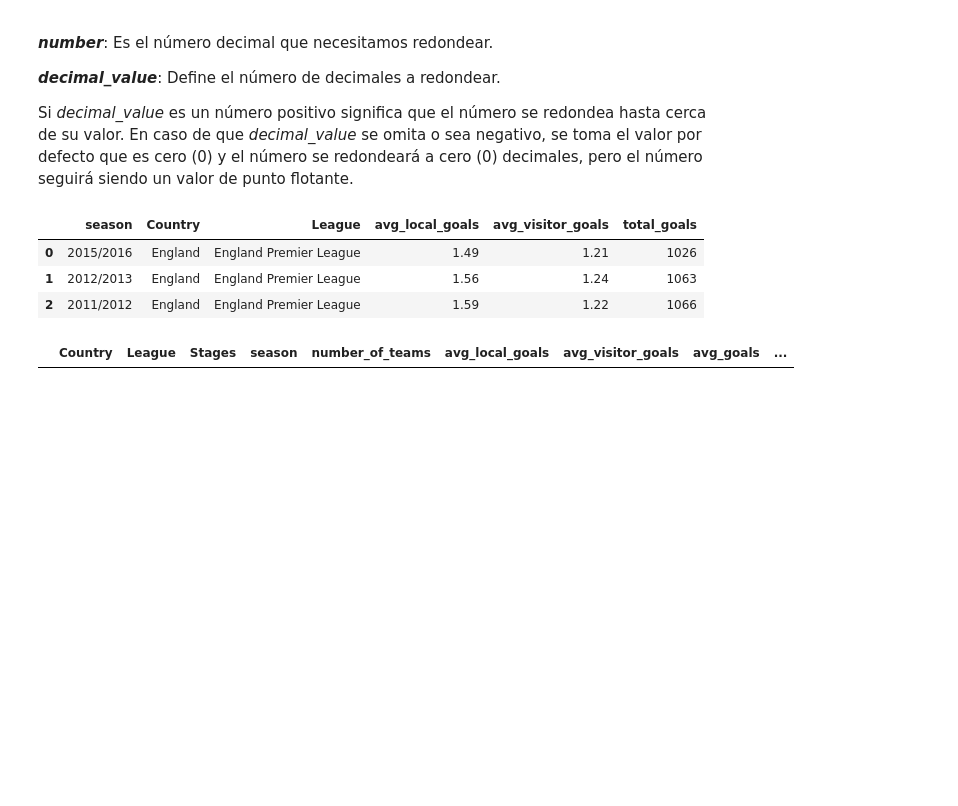
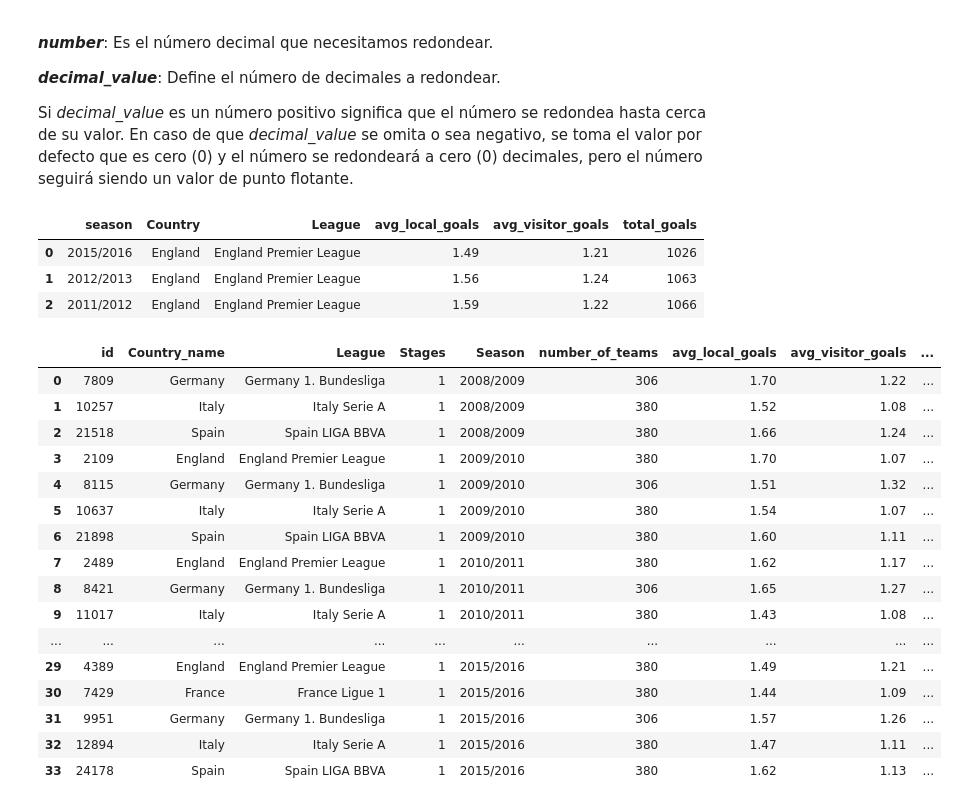
Before and after one commit to ErikaDivantoque/Talento_Tech, a Jupyter notebook: Modulo_2_SQL.ipynb, the cells around one changed output. Cells and saved outputs as stored; diff of their text form; code cells hidden in the pictures; blank space fills up the shorter version.

```diff
--- a/Modulo_2_SQL.ipynb
+++ b/Modulo_2_SQL.ipynb
@@ -1025,26 +1034,45 @@ goals_by_season
 | 1 | 2012/2013 | England | England Premier League | 1.56 | 1.24 | 1063 |
 | 2 | 2011/2012 | England | England Premier League | 1.59 | 1.22 | 1066 |
 # %%
-# 10.1.2  Nos basaremos en ejemplo "Lista detallada de juegos", pero eliminaremos la información del partido y fechas, para comparar las ligas por temporadas.¶
+# 10.1.2  Nos basaremos en ejemplo "Lista detallada de juegos", pero eliminaremos la información del partido y fechas, para comparar las ligas por temporadas
 
-query=""" SELECT C.name AS Country,
-                 L.name AS League,
-                 stage AS Stages,
-                 Season, Count(T.team_long_name) AS number_of_teams,
-                 ROUND(AVG(M.home_team_goal),2) AS avg_local_goals,
-                 ROUND(AVG(M.away_team_goal),2) AS avg_visitor_goals,
-                 ROUND(AVG(M.away_team_goal + M.home_team_goal),2) AS avg_goals,
-                 ROUND(AVG(M.away_team_goal - M.home_team_goal),2) AS avg_goal_dif,
-                 SUM(away_team_goal + home_team_goal) AS total_goals
-          FROM Match AS M
-          JOIN Country AS C ON C.id = M.country_id
-          JOIN League AS L ON L.id = M.league_id
-          JOIN Team AS T ON T.team_api_id = M.home_team_api_id
-          WHERE C.name IN ('Spain', 'Germany', 'France', 'Italy', 'England')
-          GROUP BY Season, League
-          HAVING avg_local_goals > 2.5 AND avg_visitor_goals > 2.5 ;"""
+query = """ SELECT M.id,
+                   C.name                                           AS Country_name,
+                   L.name                                           AS League,
+                   stage                                            AS Stages,
+                   season                                           AS Season,
+                   Count(T.team_long_name)                          AS number_of_teams,
+                    ROUND(AVG(M.home_team_goal),2)                  AS avg_local_goals,
+                  ROUND(AVG(M.away_team_goal),2)                    AS avg_visitor_goals,
+                  ROUND(AVG(M.away_team_goal + M.home_team_goal),2) AS avg_goals,
+                  ROUND(AVG((M.away_team_goal - M.home_team_goal)*-1),2) AS avg_goal_dif,
+                  SUM(away_team_goal + home_team_goal)              AS total_goals
+            FROM Match AS M
+            JOIN Country AS C ON M.country_id = C.id
+            JOIN League AS L ON L.id = M.league_id
+            JOIN Team AS T ON T.team_api_id = M.home_team_api_id
+            WHERE C.name IN ('Spain', 'Germany', 'France', 'Italy', 'England')
+            GROUP BY Season, League
+            HAVING avg_goals > 2.5 ;"""
+
 
 leages_by_season = pd.read_sql(query, conn)
 leages_by_season
 # %% [output]
-|  | Country | League | Stages | season | number_of_teams | avg_local_goals | avg_visitor_goals | avg_goals | ... |
+|  | id | Country_name | League | Stages | Season | number_of_teams | avg_local_goals | avg_visitor_goals | ... |
+| 0 | 7809 | Germany | Germany 1. Bundesliga | 1 | 2008/2009 | 306 | 1.70 | 1.22 | ... |
+| 1 | 10257 | Italy | Italy Serie A | 1 | 2008/2009 | 380 | 1.52 | 1.08 | ... |
+| 2 | 21518 | Spain | Spain LIGA BBVA | 1 | 2008/2009 | 380 | 1.66 | 1.24 | ... |
+| 3 | 2109 | England | England Premier League | 1 | 2009/2010 | 380 | 1.70 | 1.07 | ... |
+| 4 | 8115 | Germany | Germany 1. Bundesliga | 1 | 2009/2010 | 306 | 1.51 | 1.32 | ... |
+| 5 | 10637 | Italy | Italy Serie A | 1 | 2009/2010 | 380 | 1.54 | 1.07 | ... |
+| 6 | 21898 | Spain | Spain LIGA BBVA | 1 | 2009/2010 | 380 | 1.60 | 1.11 | ... |
+| 7 | 2489 | England | England Premier League | 1 | 2010/2011 | 380 | 1.62 | 1.17 | ... |
+| 8 | 8421 | Germany | Germany 1. Bundesliga | 1 | 2010/2011 | 306 | 1.65 | 1.27 | ... |
+| 9 | 11017 | Italy | Italy Serie A | 1 | 2010/2011 | 380 | 1.43 | 1.08 | ... |
+| ... | ... | ... | ... | ... | ... | ... | ... | ... | ... |
+| 29 | 4389 | England | England Premier League | 1 | 2015/2016 | 380 | 1.49 | 1.21 | ... |
+| 30 | 7429 | France | France Ligue 1 | 1 | 2015/2016 | 380 | 1.44 | 1.09 | ... |
+| 31 | 9951 | Germany | Germany 1. Bundesliga | 1 | 2015/2016 | 306 | 1.57 | 1.26 | ... |
+| 32 | 12894 | Italy | Italy Serie A | 1 | 2015/2016 | 380 | 1.47 | 1.11 | ... |
+| 33 | 24178 | Spain | Spain LIGA BBVA | 1 | 2015/2016 | 380 | 1.62 | 1.13 | ... |
```
Also changed, not shown: parts of 6 cells of this notebook.
